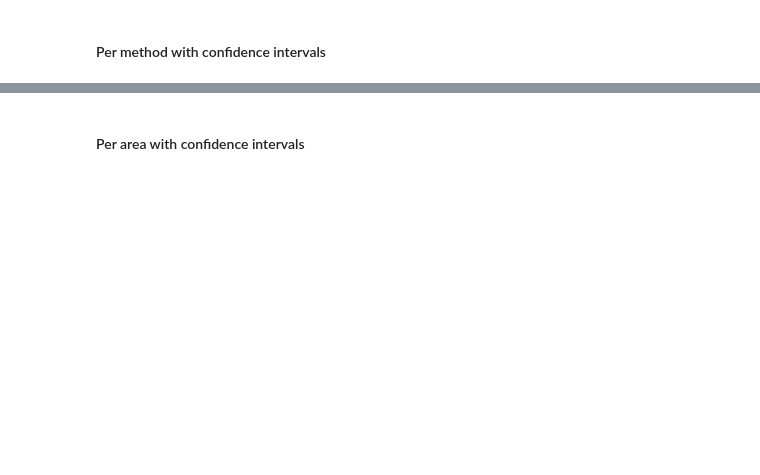
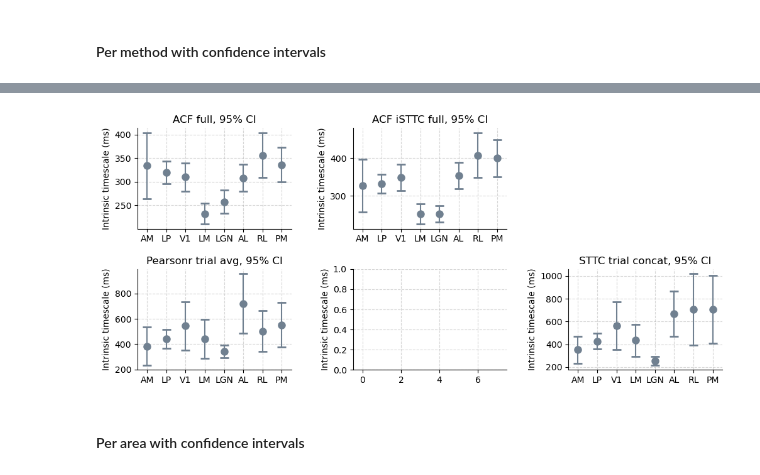
Before and after one commit to iinnpp/isttc, a Jupyter notebook: notebooks/mice/calculate_and_plot_tau_per_area.ipynb, the cells around one changed output, grey strips where cells are left out. Cells and saved outputs as stored; diff of their text form; code cells hidden in the pictures; blank space fills up the shorter version.

```diff
--- a/notebooks/mice/calculate_and_plot_tau_per_area.ipynb
+++ b/notebooks/mice/calculate_and_plot_tau_per_area.ipynb
@@ -213,7 +265,7 @@ for area in brain_areas:
 # %% [markdown]
 ### Plots
 # %%
-save_fig=True
+save_fig=False
 # %%
 color_acf_full = '#4783B4'
 color_isttc_full = '#E2552A'
@@ -309,8 +379,8 @@ acf_isttc_full_error_bars = [acf_isttc_full_plot_df['tau'].values - acf_isttc_fu
                        acf_isttc_full_plot_df['tau_upper'].values - acf_isttc_full_plot_df['tau'].values ]
 pearsonr_trial_avg_full_error_bars = [pearsonr_trial_avg_plot_df['tau'].values - pearsonr_trial_avg_plot_df['tau_lower'].values,
                        pearsonr_trial_avg_plot_df['tau_upper'].values - pearsonr_trial_avg_plot_df['tau'].values ]
-sttc_trial_avg_full_error_bars = [sttc_trial_avg_plot_df['tau'].values - sttc_trial_avg_plot_df['tau_lower'].values,
-                       sttc_trial_avg_plot_df['tau_upper'].values - sttc_trial_avg_plot_df['tau'].values ]
+# sttc_trial_avg_full_error_bars = [sttc_trial_avg_plot_df['tau'].values - sttc_trial_avg_plot_df['tau_lower'].values,
+#                        sttc_trial_avg_plot_df['tau_upper'].values - sttc_trial_avg_plot_df['tau'].values ]
 sttc_trial_concat_full_error_bars = [sttc_trial_concat_plot_df['tau'].values - sttc_trial_concat_plot_df['tau_lower'].values,
                        sttc_trial_concat_plot_df['tau_upper'].values - sttc_trial_concat_plot_df['tau'].values ]
 
@@ -334,39 +404,41 @@ axes[0,1].set_title('ACF iSTTC full, 95% CI')
 axes[0,2].set_axis_off()
 
 for i, (cond, tau, err_low, err_high) in enumerate(zip(brain_areas, pearsonr_trial_avg_plot_df['tau'].values,
                                                        pearsonr_trial_avg_full_error_bars[0], pearsonr_trial_avg_full_error_bars[1])):
     axes[1,0].errorbar(cond, tau, yerr=[[err_low], [err_high]], fmt='o', capsize=5, capthick=2, markersize=8, color='slategray')
 axes[1,0].set_title('Pearsonr trial avg, 95% CI')
 axes[1,0].set_xticks(brain_areas_axes_ticks)
 axes[1,0].set_xticklabels(brain_areas_names)
 
-for i, (cond, tau, err_low, err_high) in enumerate(zip(brain_areas, sttc_trial_avg_plot_df['tau'].values,
-                                                       sttc_trial_avg_full_error_bars[0], sttc_trial_avg_full_error_bars[1])):
-    axes[1,1].errorbar(cond, tau, yerr=[[err_low], [err_high]], fmt='o', capsize=5, capthick=2, markersize=8, color='slategray')
-axes[1,1].set_title('STTC trial avg, 95% CI')
-axes[1,1].set_xticks(brain_areas_axes_ticks)
-axes[1,1].set_xticklabels(brain_areas_names)
+# for i, (cond, tau, err_low, err_high) in enumerate(zip(brain_areas, sttc_trial_avg_plot_df['tau'].values,
+#                                                        sttc_trial_avg_full_error_bars[0], sttc_trial_avg_full_error_bars[1])):
+#     axes[1,1].errorbar(cond, tau, yerr=[[err_low], [err_high]], fmt='o', capsize=5, capthick=2, markersize=8, color='slategray')
+# axes[1,1].set_title('STTC trial avg, 95% CI')
+# axes[1,1].set_xticks(brain_areas_axes_ticks)
+# axes[1,1].set_xticklabels(brain_areas_names)
 
 for i, (cond, tau, err_low, err_high) in enumerate(zip(brain_areas, sttc_trial_concat_plot_df['tau'].values,
                                                        sttc_trial_concat_full_error_bars[0], sttc_trial_concat_full_error_bars[1])):
     axes[1,2].errorbar(cond, tau, yerr=[[err_low], [err_high]], fmt='o', capsize=5, capthick=2, markersize=8, color='slategray')
 axes[1,2].set_title('STTC trial concat, 95% CI')
 axes[1,2].set_xticks(brain_areas_axes_ticks)
 axes[1,2].set_xticklabels(brain_areas_names)
 
 for ax in axes.flat:
     ax.grid(True, linestyle='--', alpha=0.5)
     ax.set_ylabel('Intrinsic timescale (ms)')
     # ax.set_xticklabels(['Pearson trial avg', 'STTC trial avg', 'STTC trial concat', 'Fascianelli et al.2019 \n Figure 2'],
     #                    rotation=45, ha='right', fontsize=8)
     ax.set_xlim([-0.5, 7.5])
 
 
 sns.despine()
 
 if save_fig:
     fig.savefig(fig_folder + 'tau_per_area_5methods_plot_per_method.png', bbox_inches='tight', dpi=300)
     fig.savefig(fig_folder + 'tau_per_area_5methods_plot_per_method.svg', bbox_inches='tight')
+# %% [output]
+[figure, added]
 # %% [markdown]
 #### Per area with confidence intervals
 # %%
```
Also changed, not shown: parts of 14 cells of this notebook, 7 other files.
